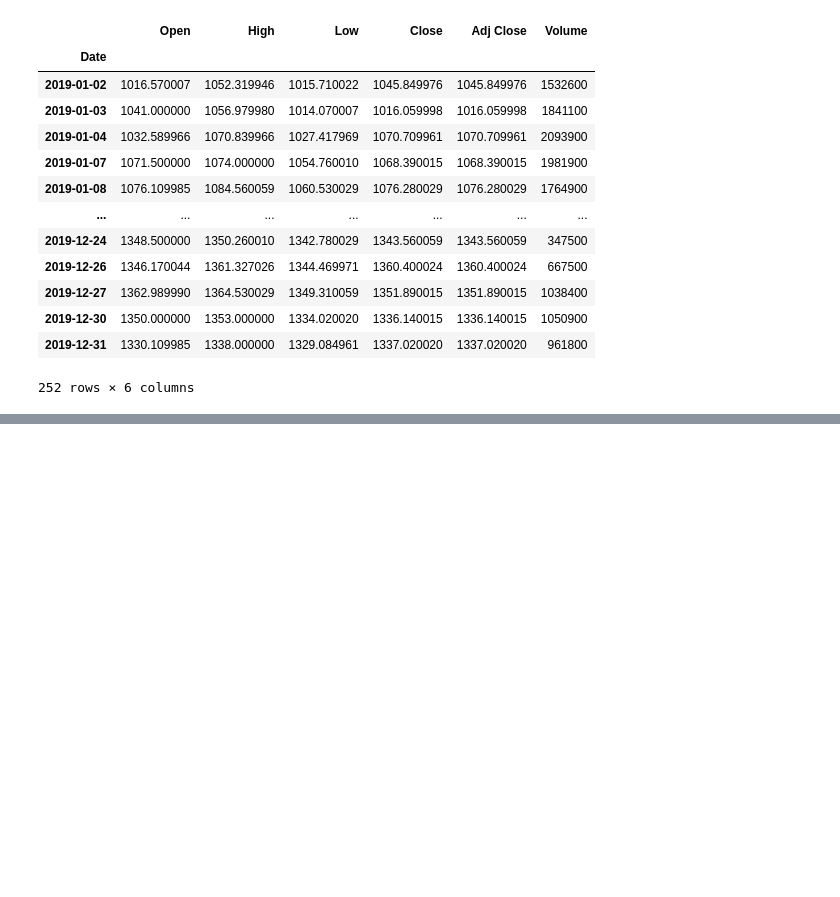
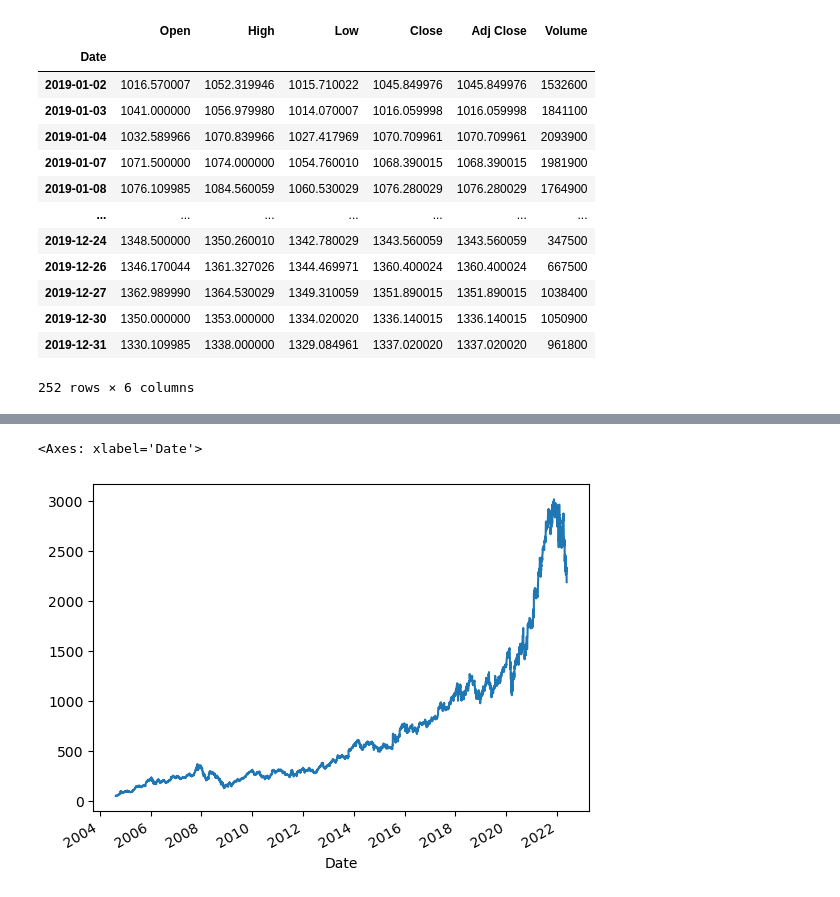
Before and after one commit to VidyanandYadav/Data-science-Journey, a Jupyter notebook: Time_Series_analysis.ipynb, the cells around one changed output, grey strips where cells are left out. Saved outputs shown, nothing was run; the diff lists cells and outputs as text; code cells hidden in the pictures; blank space fills up the shorter version.

```diff
--- a/Time_Series_analysis.ipynb
+++ b/Time_Series_analysis.ipynb
@@ -225,3 +225,7 @@ google.loc['2019']
 252 rows × 6 columns
 # %%
 # create year month-name and day-name
+google['month_name'] = google.index.month_name()
+google['day_name'] = google.index.day_name()
+google['quarter'] = google.index.quarter
+google.head()
@@ -227,0 +277,6 @@ google.loc['2019']
+# %%
+# visualising a single col
+google['Close'].plot()
+# %% [output]
+<Axes: xlabel='Date'>
+[figure, added]
```
Also changed, not shown: parts of 31 cells of this notebook.
